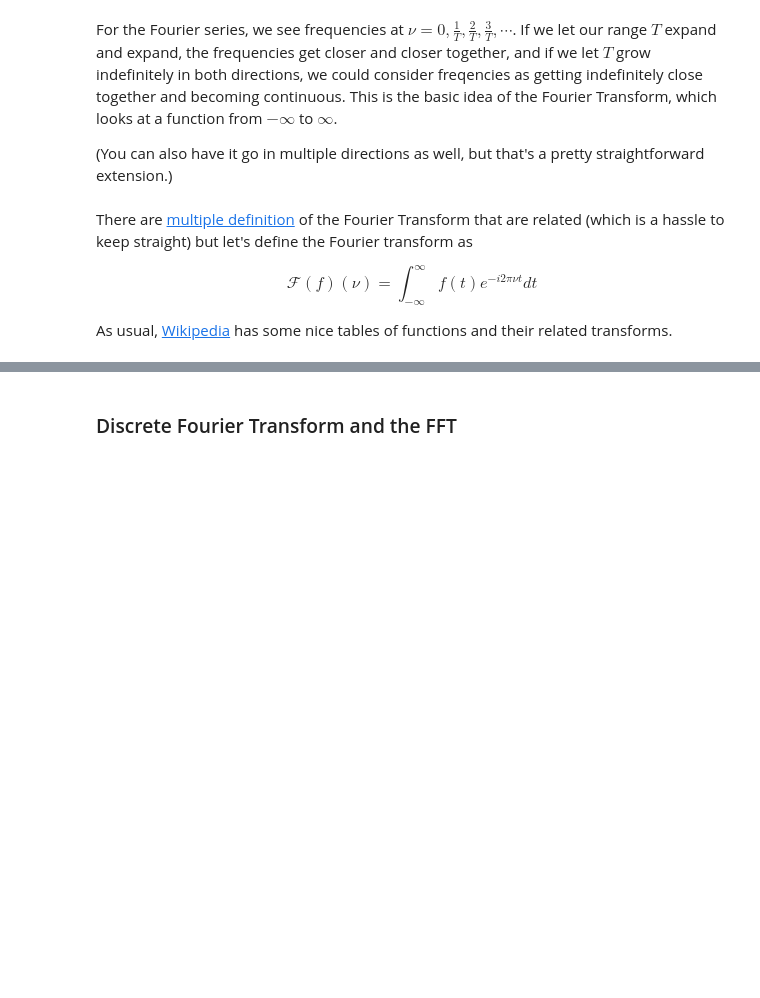
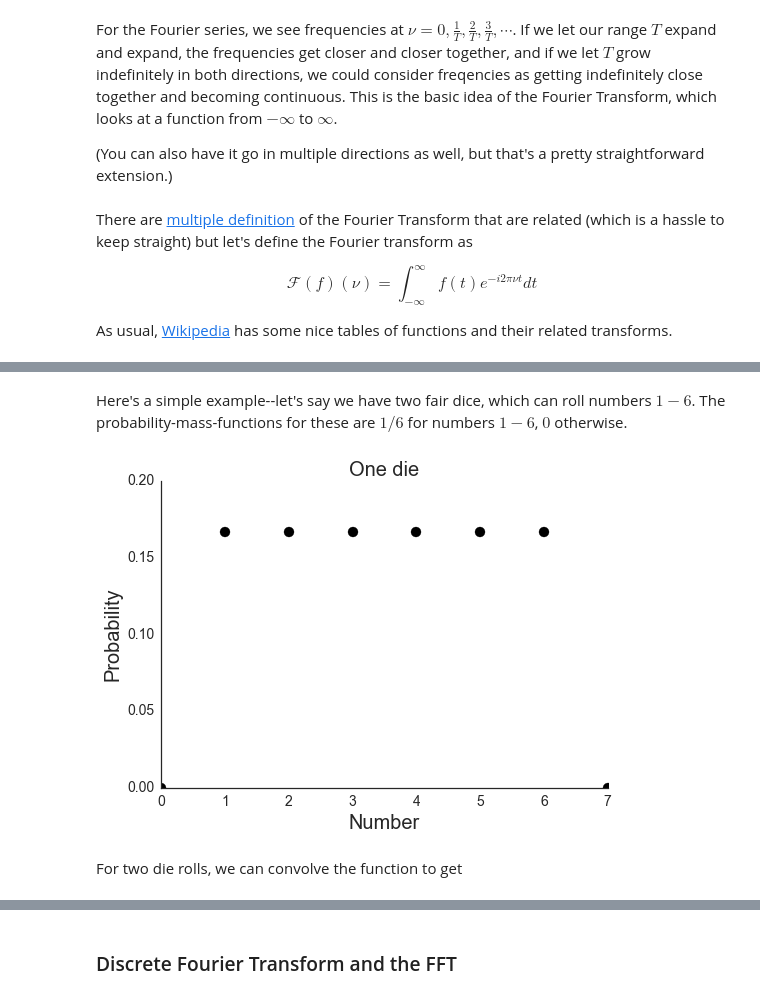
Before and after one commit to anzelpwj/Stats-week, a Jupyter notebook: Fourier.ipynb, the cells around one changed output, grey strips where cells are left out. Saved outputs shown, nothing was run; the diff lists cells and outputs as text; code cells hidden in the pictures; blank space fills up the shorter version.

```diff
--- a/Fourier.ipynb
+++ b/Fourier.ipynb
@@ -150,0 +169,18 @@ $$ (f*g)(t) = \int_{-\infty}^{\infty}f(\tau)g(t-\tau)d\tau$$
+# %% [markdown]
+Here's a simple example--let's say we have two fair dice, which can roll numbers $1-6$. The probability-mass-functions for these are $1/6$ for numbers $1-6$, $0$ otherwise.
+# %%
+dice_range = np.array([0, 1, 2, 3, 4, 5, 6, 7])
+dice_pmf = np.array([0, 1.0, 1.0, 1.0, 1.0, 1.0, 1.0, 0])
+dice_pmf = dice_pmf/dice_pmf.sum()  # Normalize
+# %%
+plt.scatter(dice_range, dice_pmf, s=100, color='k')
+plt.axis([0, 7, 0, 0.2])
+plt.xlabel('Number', fontsize=20)
+plt.ylabel('Probability', fontsize=20)
+plt.tick_params(labelsize=14)
+plt.title('One die', fontsize=20)
+sns.despine()
+# %% [output]
+[figure, added]
+# %% [markdown]
+For two die rolls, we can convolve the function to get
```
Also changed, not shown: parts of 20 cells of this notebook.
